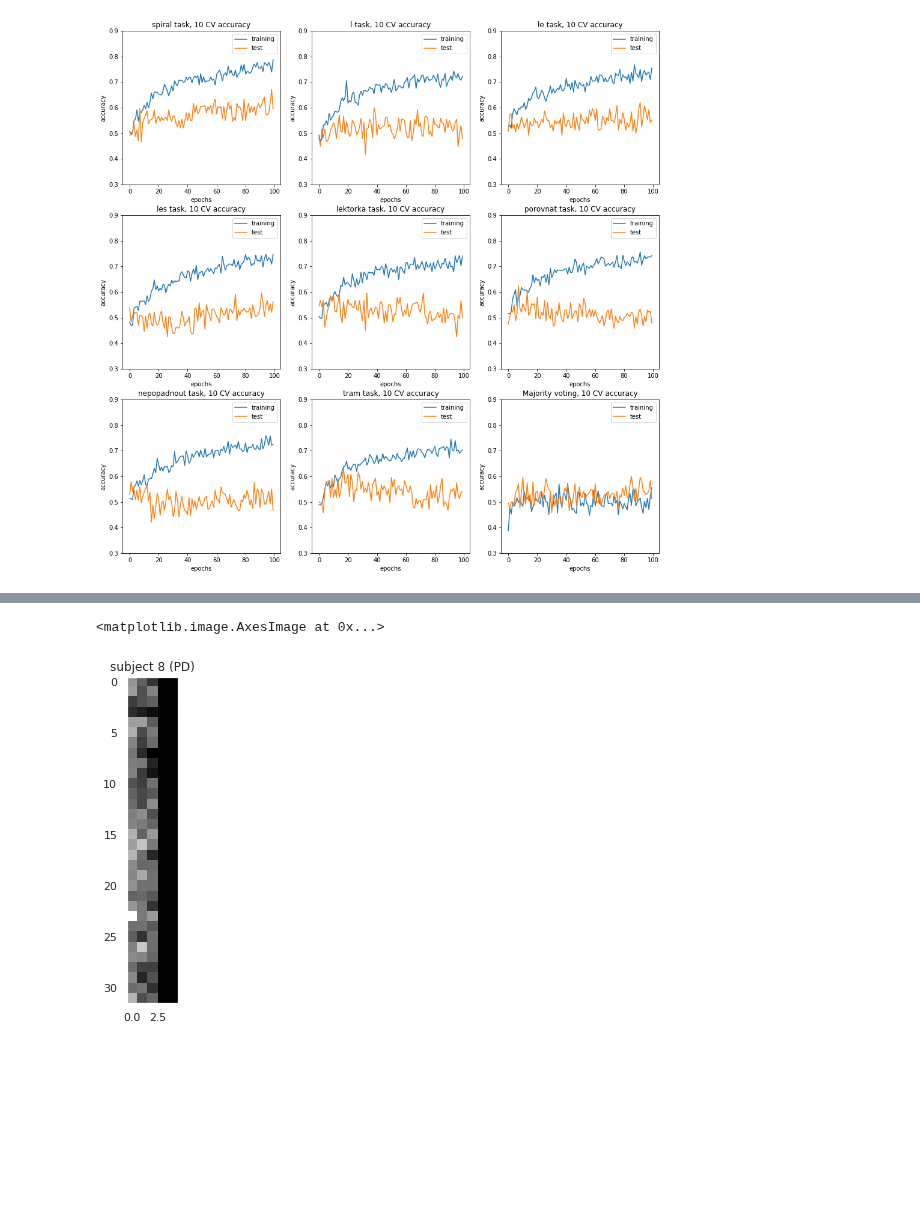
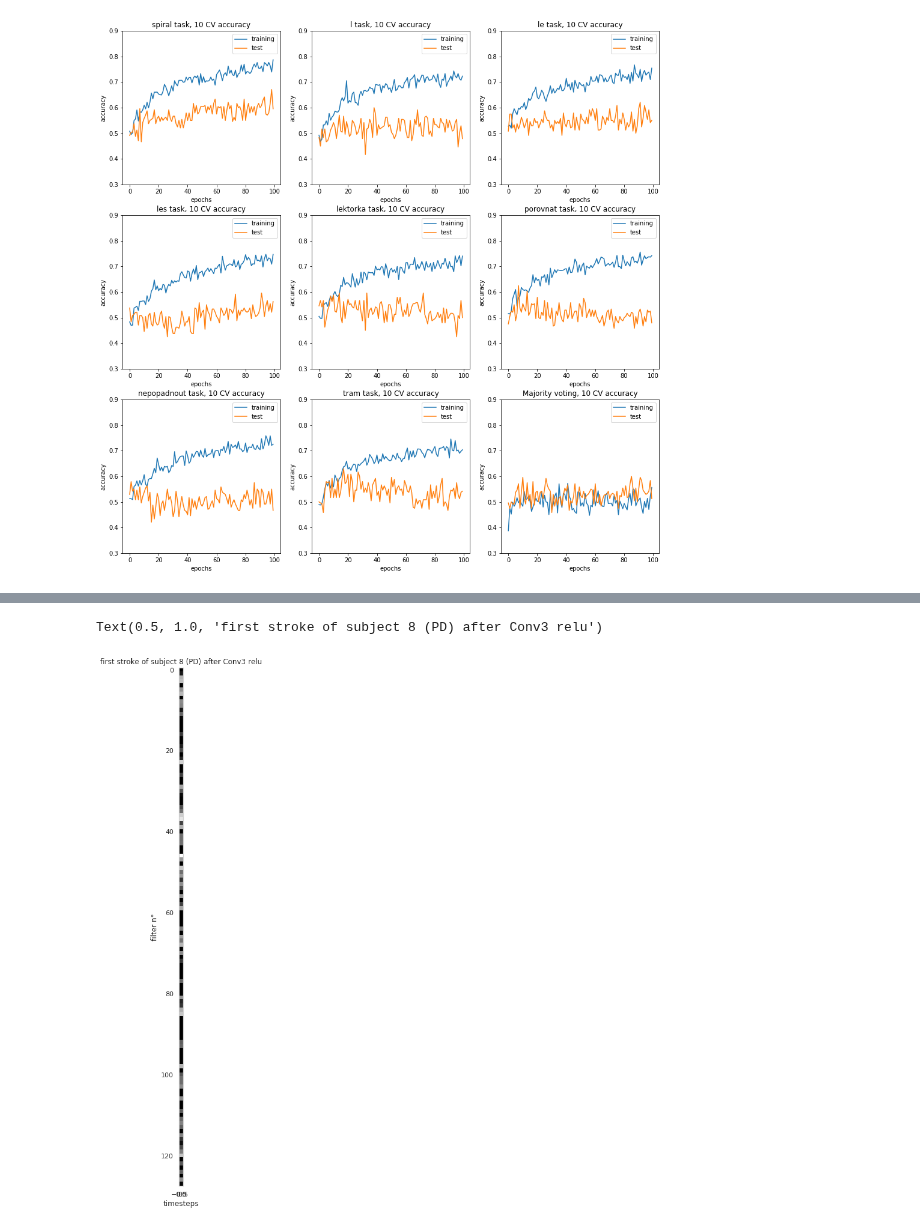
Before and after one commit to PaulLerner/deep_parkinson_handwriting, a Jupyter notebook: Main.ipynb, the cells around one changed output, grey strips where cells are left out. Drawn from its saved outputs; the diff is of its cells as text; code cells hidden in the pictures; blank space fills up the shorter version.

```diff
--- a/Main.ipynb
+++ b/Main.ipynb
@@ -834,5 +819,0 @@ RuntimeError: Input type (torch.cuda.FloatTensor) and weight type (torch.FloatTe
-# %%
-model=HierarchicalStrokeCRNN(input_size,conv_seq_len,hidden_size
-                                    ,conv_kernel,pool_kernel  ,padding,stride,dilation, dropout,output_size)
-# %%
-model=model.to(device)
@@ -964,0 +839,6 @@ trim_to=None
+# %%
+stroke=data[8][0]
+
+plot_task(stroke)
+
+plot_measures(stroke,True,(16,12))
@@ -964,0 +848,22 @@ trim_to=None
+# %%
+padded_stroke=np.concatenate((stroke.copy(),np.zeros(shape=(max_len-len(stroke),stroke.shape[1]))))
+stroke_t=torch.Tensor(padded_stroke).unsqueeze(0).transpose(1,2)
+stroke_t=stroke_t.to(device)
+
+keep_measures=np.array([
+                    measure2index['y-coordinate'],
+                    measure2index['x-coordinate'],
+                    #measure2index['tilt'],
+                    #measure2index['elevation'],
+                    measure2index['pressure']
+                ])
+
+c1=model.model[0](stroke_t)
+r1=model.model[1](c1)
+p1=model.model[2](r1)
+c2=model.model[4](p1)
+r2=model.model[5](c2)
+p2=model.model[6](r2)
+c3=model.model[8](p2)
+r3=model.model[9](c3)
+model(stroke_t)
@@ -979,7 +905,9 @@ plt.imshow(r2.squeeze().cpu().detach().numpy()[:,:trim_to],cmap="gray")
 # %%
-plt.figure(figsize=(16,6))
-plt.title("subject 8 (PD)")
-plt.imshow(p2.squeeze(0).cpu().detach().numpy()[:,:],cmap="gray")
+plt.figure(figsize=(16,16))
+plt.imshow(r3.squeeze(0).cpu().detach().numpy(),cmap="gray")
+plt.xlabel("timesteps")
+plt.ylabel("filter n°")
+plt.title("first stroke of subject 8 (PD) after Conv3 relu")
 # %% [output]
-<matplotlib.image.AxesImage at 0x...>
+Text(0.5, 1.0, 'first stroke of subject 8 (PD) after Conv3 relu')
-[figure, old version]
+[figure, new version]
```
Also changed, not shown: parts of 41 cells of this notebook, 1 other file.
